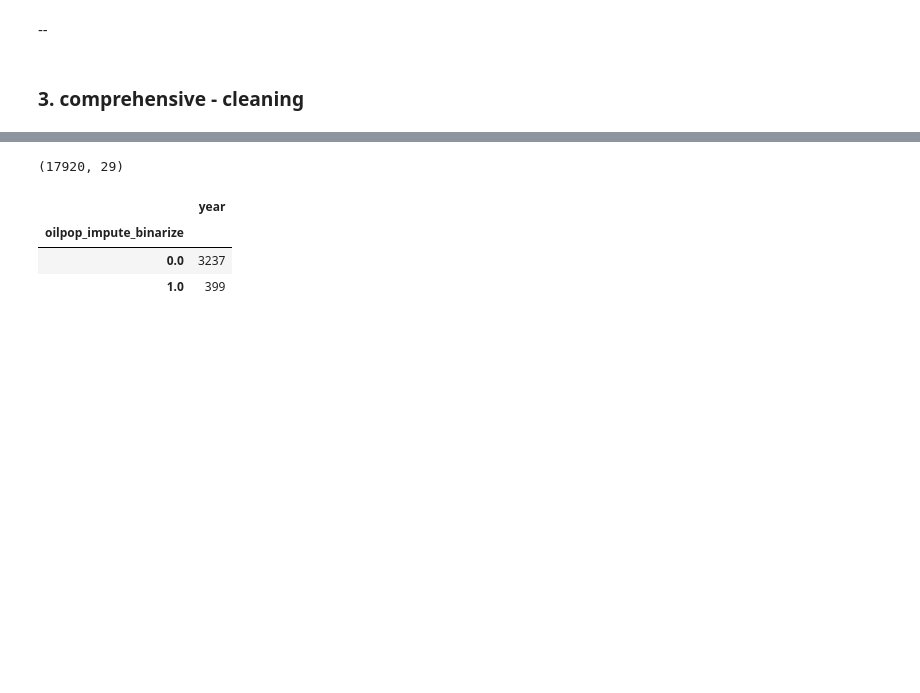
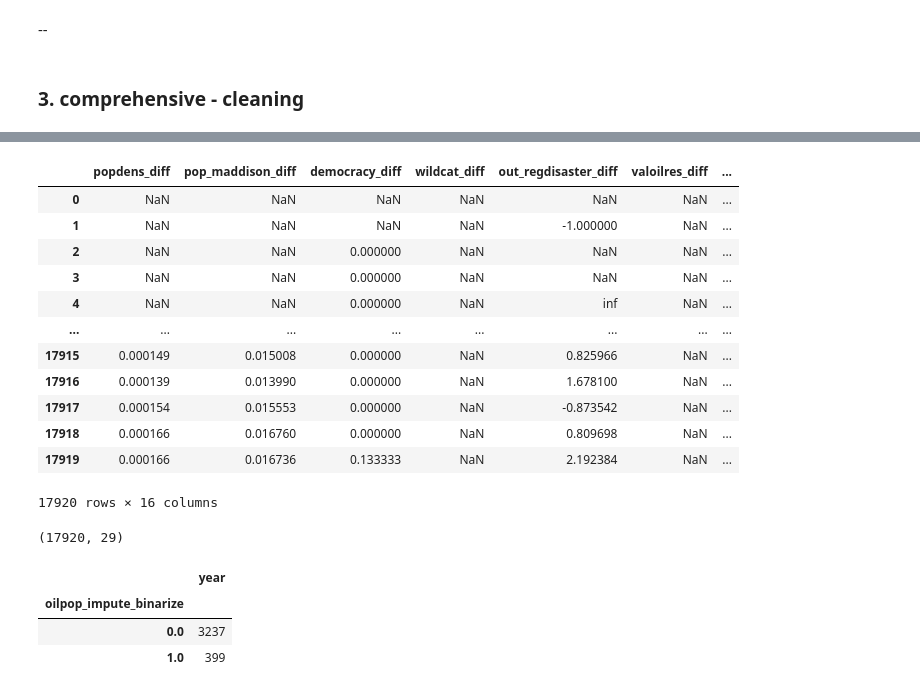
Before and after one commit to wanranzhao/STAT27420-final-code, a Jupyter notebook: Code/data_cleaning.ipynb, the cells around one changed output, grey strips where cells are left out. Drawn from its saved outputs; the diff is of its cells as text; code cells hidden in the pictures; blank space fills up the shorter version.

```diff
--- a/Code/data_cleaning.ipynb
+++ b/Code/data_cleaning.ipynb
@@ -252,3 +256,19 @@ array([nan,  0.,  1.])
+# %%
+new_df
+# %% [output]
+|  | popdens_diff | pop_maddison_diff | democracy_diff | wildcat_diff | out_regdisaster_diff | valoilres_diff | ... |
+| 0 | NaN | NaN | NaN | NaN | NaN | NaN | ... |
+| 1 | NaN | NaN | NaN | NaN | -1.000000 | NaN | ... |
+| 2 | NaN | NaN | 0.000000 | NaN | NaN | NaN | ... |
+| 3 | NaN | NaN | 0.000000 | NaN | NaN | NaN | ... |
+| 4 | NaN | NaN | 0.000000 | NaN | inf | NaN | ... |
+| ... | ... | ... | ... | ... | ... | ... | ... |
+| 17915 | 0.000149 | 0.015008 | 0.000000 | NaN | 0.825966 | NaN | ... |
+| 17916 | 0.000139 | 0.013990 | 0.000000 | NaN | 1.678100 | NaN | ... |
+| 17917 | 0.000154 | 0.015553 | 0.000000 | NaN | -0.873542 | NaN | ... |
+| 17918 | 0.000166 | 0.016760 | 0.000000 | NaN | 0.809698 | NaN | ... |
+| 17919 | 0.000166 | 0.016736 | 0.133333 | NaN | 2.192384 | NaN | ... |
+17920 rows × 16 columns
 # %%
 comprehensive_new = pd.concat([comprehensive[untransformed_lst], new_df], axis = 1)
 # %%
```
Also changed, not shown: parts of 16 cells of this notebook.
